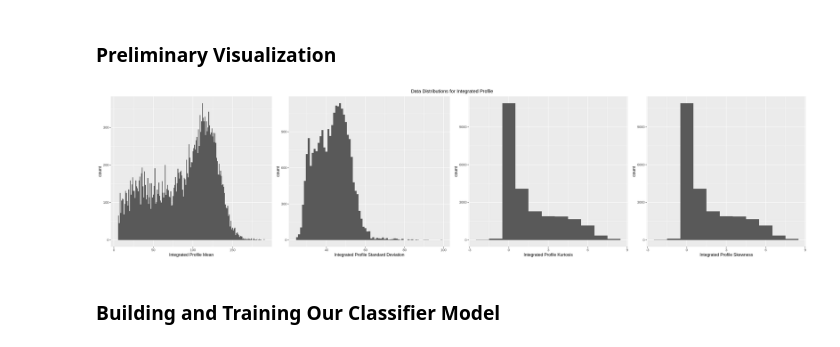
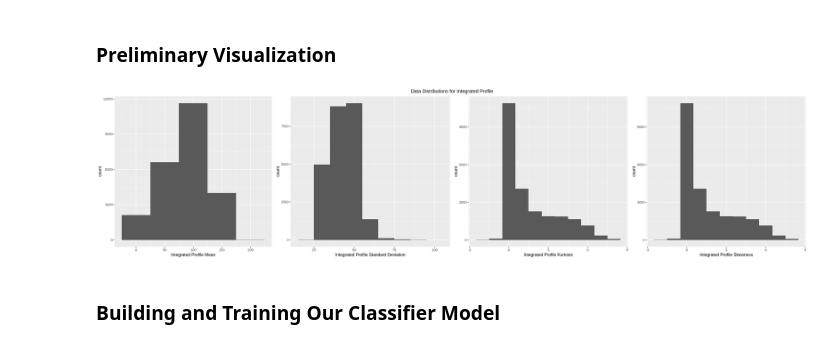
Before and after one commit to iaujla01/DSCI100Project, a Jupyter notebook: project_main.ipynb, the cells around one changed output. Saved outputs shown, nothing was run; the diff lists cells and outputs as text; code cells hidden in the pictures.

```diff
--- a/project_main.ipynb
+++ b/project_main.ipynb
@@ -192,23 +192,23 @@ A tibble: 16 × 3
 # %%
 library(gridExtra) # package used to arrange plots neatly in a grid
 options(repr.plot.width = 25, repr.plot.height = 6)
 
 vis_mean_ip <- ggplot(htru_train, aes(x = mean_ip)) +
-    geom_histogram(binwidth = 1) +
+    geom_histogram(binwidth = 50) +
     labs(x = 'Integrated Profile Mean')
 vis_sd_ip <- ggplot(htru_train, aes(x = sd_ip)) +
-    geom_histogram(binwidth = 1) +
+    geom_histogram(binwidth = 10) +
     labs(x = 'Integrated Profile Standard Deviation')
 vis_kurtosis_ip <- ggplot(htru_train, aes(x = kurtosis_ip)) +
     geom_histogram(binwidth = 1) +
     labs(x = 'Integrated Profile Kurtosis')
 vis_skew_ip <- ggplot(htru_train, aes(x = kurtosis_ip)) +
     geom_histogram(binwidth = 1) +
     labs(x = 'Integrated Profile Skewness')
 
 grid.arrange(vis_mean_ip, vis_sd_ip, vis_kurtosis_ip, vis_skew_ip, nrow = 1, top = 'Data Distributions for Integrated Profile')
 # %% [output]
-[figure, old version]
+[figure, new version]
 # %% [markdown]
 ### Building and Training Our Classifier Model
 # %%
```
